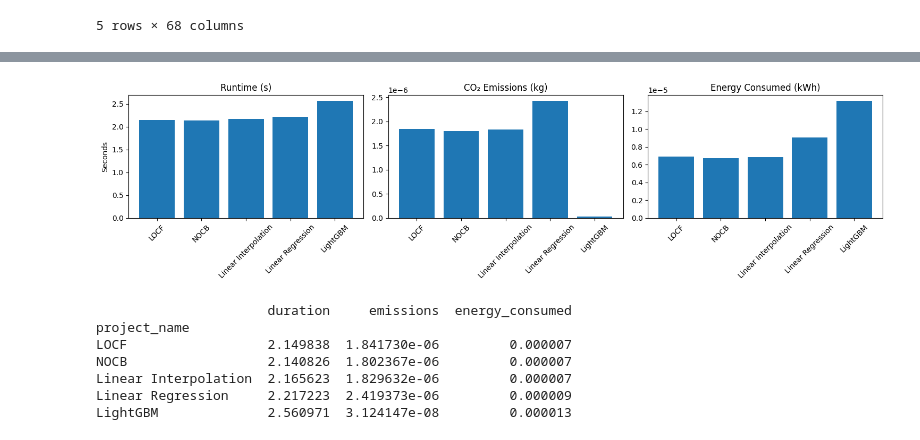
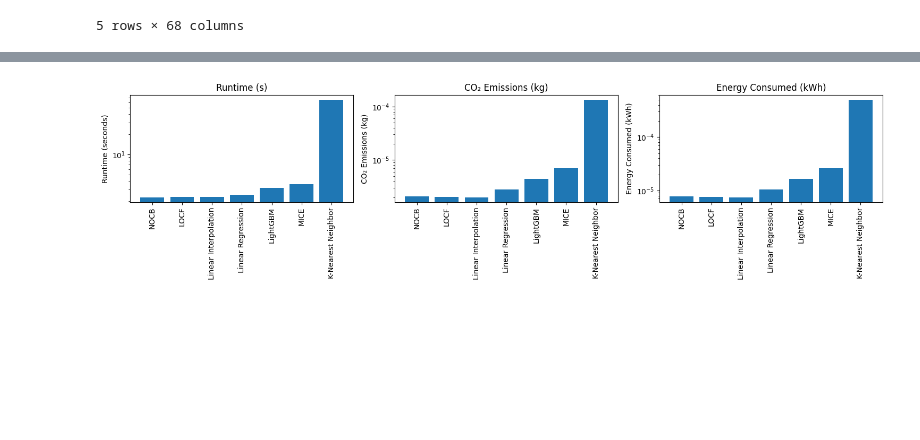
Before and after one commit to milouuu3/Building-Energy-Consumption-Time-Series, a Jupyter notebook: maxwell-experiments.ipynb, the cells around one changed output, grey strips where cells are left out. Cells and saved outputs as stored; diff of their text form; code cells hidden in the pictures; blank space fills up the shorter version.

```diff
--- a/maxwell-experiments.ipynb
+++ b/maxwell-experiments.ipynb
@@ -77,7 +68,11 @@ for prefix in prefixes:
         cc_tracker.start()
         eco_tracker.start()
 
-        df_imputed = f(df_masked.copy())
+        try:
+            df_imputed = f(df_masked.copy())
+        except Exception as e:
+            df_imputed = df_masked.copy()
+            df_imputed.loc[:, target] = np.nan
 
         # Stop trackers
         emissions = cc_tracker.stop()
@@ -102,8 +97,12 @@ for prefix in prefixes:
         y_pred = y_pred[valid]
 
         # Compute error
-        mae = mean_absolute_error(y_true, y_pred)
-        nrmse = root_mean_squared_error(y_true, y_pred) / (np.max(y_true) - np.min(y_true))
+        if len(y_true) > 0 and np.max(y_true) != np.min(y_true):
+            mae = mean_absolute_error(y_true, y_pred)
+            nrmse = root_mean_squared_error(y_true, y_pred) / (np.max(y_true) - np.min(y_true))
+        else:
+            mae = np.nan
+            nrmse = np.nan
 
         r = pd.DataFrame(
             [
@@ -117,5 +116,7 @@ for prefix in prefixes:
                 }
             ]
         )
-        r.to_csv("performance/results/maxwell_performance.csv", mode="a", index=False, header=False)
+        r.to_csv(
+            "performance/results/maxwell_performance.csv", mode="a", index=False, header=False
+        )
 # %% [output]
@@ -268,25 +422,32 @@ plt.show()
 # %%
-df_emission = pd.read_csv(f"performance/maxwell_codecarbon_{target_prefix}.csv")
-df_emission_cleaned = df_emission[["project_name", "duration", "emissions", "energy_consumed"]]
-df_emission_cleaned = df_emission_cleaned.set_index("project_name")
+df_emission = pd.read_csv(f"performance/results/maxwell_codecarbon.csv")
+df_plot = (
+    df_emission.groupby("project_name")[["duration", "emissions", "energy_consumed"]]
+    .mean()
+    .sort_values("duration")
+)
+fig, axs = plt.subplots(1, 3, figsize=(15, 4))
 
-fig, axs = plt.subplots(1, 3, figsize=(15, 4))
-axs[0].bar(df_emission_cleaned.index, df_emission_cleaned["duration"])
+axs[0].bar(df_plot.index, df_plot["duration"])
 axs[0].set_title("Runtime (s)")
-axs[0].set_ylabel("Seconds")
-axs[0].tick_params(axis='x', rotation=45)
+axs[0].set_yscale("log")
+axs[0].set_ylabel("Runtime (seconds)")
+axs[0].tick_params(axis="x", rotation=90)
 
-axs[1].bar(df_emission_cleaned.index, df_emission_cleaned["emissions"])
+axs[1].bar(df_plot.index, df_plot["emissions"])
 axs[1].set_title("CO₂ Emissions (kg)")
-axs[1].tick_params(axis='x', rotation=45)
+axs[1].set_yscale("log")
+axs[1].set_ylabel("CO₂ Emissions (kg)")
+axs[1].tick_params(axis="x", rotation=90)
 
-axs[2].bar(df_emission_cleaned.index, df_emission_cleaned["energy_consumed"])
+axs[2].bar(df_plot.index, df_plot["energy_consumed"])
 axs[2].set_title("Energy Consumed (kWh)")
-axs[2].tick_params(axis='x', rotation=45)
+axs[2].set_yscale("log")
+axs[2].set_ylabel("Energy Consumed (kWh)")
+axs[2].tick_params(axis="x", rotation=90)
+
 
 plt.tight_layout()
-plt.savefig(f"performance/figures/maxwell/emissions_codecarbon_{target_prefix}.png")
+plt.savefig("performance/figures/maxwell/emissions_codecarbon.png")
 plt.show()
-
-print(df_emission_cleaned)
 # %% [output]
@@ -293,8 +457 @@ print(df_emission_cleaned)
-[figure, old version]
+[figure, new version]
-                      duration     emissions  energy_consumed
-project_name
-LOCF                  2.149838  1.841730e-06         0.000007
-NOCB                  2.140826  1.802367e-06         0.000007
-Linear Interpolation  2.165623  1.829632e-06         0.000007
-Linear Regression     2.217223  2.419373e-06         0.000009
-LightGBM              2.560971  3.124147e-08         0.000013
```
Also changed, not shown: parts of 7 cells of this notebook, 9 other files.
